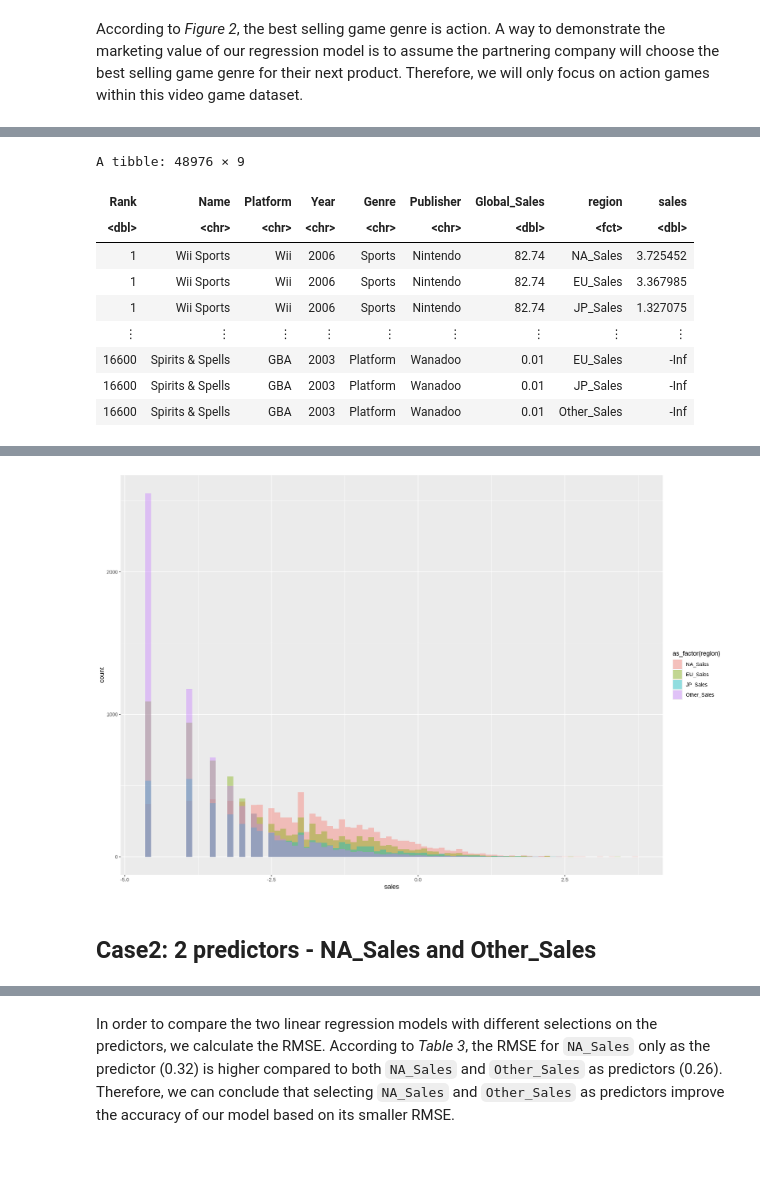
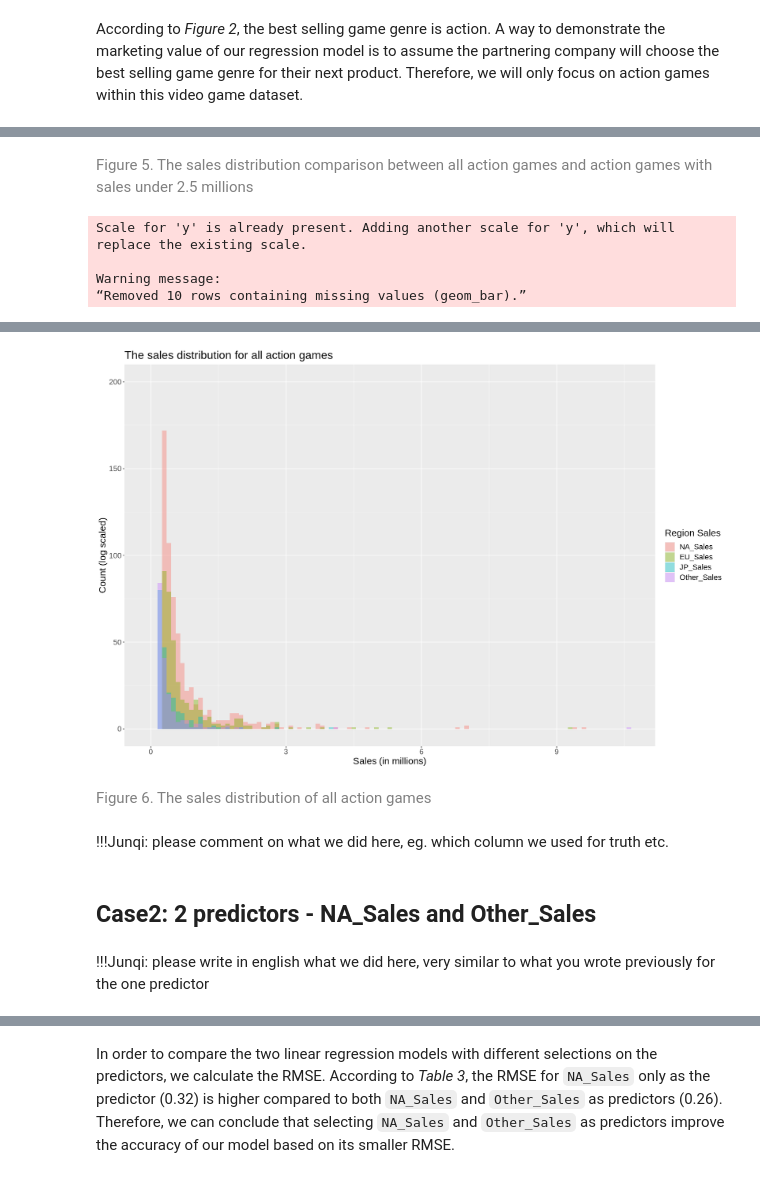
Before and after one commit to kristennli/DSCI100_project, a Jupyter notebook: KL_LR.ipynb, the cells around one changed output, grey strips where cells are left out. Cells and saved outputs as stored; diff of their text form; code cells hidden in the pictures.

Commit message:
updated lm proposal after OH
Junqi: please write in cells start with "!!!Junqi"

```diff
--- a/KL_LR.ipynb
+++ b/KL_LR.ipynb
@@ -143,8 +135,8 @@ We use the initial_split function to create the training and testing sets by spe
 # %%
 set.seed(9999)
 vg_split <- initial_split(vga, prop = 0.75, strata = EU_Sales)
-vg_train <- training(vg_split_all)
-vg_test <- testing(vg_split_all)
+vg_train <- training(vg_split)
+vg_test <- testing(vg_split)
 # %% [markdown]
 ## 2. Exploratory Data Analysis
 # %% [markdown]
@@ -345,31 +401,31 @@ vg_pop_dist_plot <- filtered_vg_train%>%
+# %% [markdown]
+<span style="color:gray">Figure 5. The sales distribution comparison between all action games and action games with sales under 2.5 millions</span>
 # %%
 #visualization on sales distribution, color separation with different regions, put "sales" in log
-
-vg_train_longer <- vg_train %>%
+#!!!set the log to the count (y-axis) instead of x log scale
+vg_train_longer_log <- vg_train %>%
     pivot_longer(cols = NA_Sales:Other_Sales,
                   names_to = "region",
                   values_to = "sales") %>%
-    mutate(region = as_factor(region), sales = log(sales))
+    mutate(region = as_factor(region))
 
-vg_train_longer
-
+#non-finite values are caused by log scale of values being 0, or very close to 0
 options(repr.plot.width = 15, repr.plot.height = 10)
-vg_pop_dist_plot <- vg_train_longer%>%
+vg_pop_dist_plot_log <- vg_train_longer_log%>%
     ggplot(aes(x = sales, fill = as_factor(region)))+
     geom_histogram(position = "identity", binwidth=0.1, alpha = 0.4)+
-    scale_color_brewer(palette = "Set1")
+    scale_color_brewer(palette = "Set1")+
+    scale_y_continuous(trans = "log")+
+    ylim(0,200)+
+    labs(x = "Sales (in millions)",y= "Count (log scaled)",fill = "Region Sales")+
+    ggtitle("The sales distribution for all action games")+
+    theme(text = element_text(size = 16))
 
-vg_pop_dist_plot
 
-#sales data is right skewed, not sure how it will affect the linear regression
+vg_pop_dist_plot_log
 # %% [output]
-A tibble: 48976 × 9
+Scale for 'y' is already present. Adding another scale for 'y', which will
+replace the existing scale.
+
+Warning message:
+“Removed 10 rows containing missing values (geom_bar).”
-| Rank | Name | Platform | Year | Genre | Publisher | Global_Sales | region | sales |
-| <dbl> | <chr> | <chr> | <chr> | <chr> | <chr> | <dbl> | <fct> | <dbl> |
-| 1 | Wii Sports | Wii | 2006 | Sports | Nintendo | 82.74 | NA_Sales | 3.725452 |
-| 1 | Wii Sports | Wii | 2006 | Sports | Nintendo | 82.74 | EU_Sales | 3.367985 |
-| 1 | Wii Sports | Wii | 2006 | Sports | Nintendo | 82.74 | JP_Sales | 1.327075 |
-| ⋮ | ⋮ | ⋮ | ⋮ | ⋮ | ⋮ | ⋮ | ⋮ | ⋮ |
-| 16600 | Spirits & Spells | GBA | 2003 | Platform | Wanadoo | 0.01 | EU_Sales | -Inf |
-| 16600 | Spirits & Spells | GBA | 2003 | Platform | Wanadoo | 0.01 | JP_Sales | -Inf |
-| 16600 | Spirits & Spells | GBA | 2003 | Platform | Wanadoo | 0.01 | Other_Sales | -Inf |
@@ -378,12 +432,18 @@ Warning message:
-[figure, old version]
+[figure, new version]
+# %% [markdown]
+<span style="color:gray">Figure 6. The sales distribution of all action games</span>
 # %%
 #predict on the test data set to assess how well our model does
 lm_test_results_onepredictor <- lm_fit %>%
   predict(vg_test) %>%
   bind_cols(vg_test) %>%
   metrics(truth = EU_Sales, estimate = .pred)
+# %% [markdown]
+!!!Junqi: please comment on what we did here, eg. which column we used for truth etc.
 # %% [markdown]
 ## Case2: 2 predictors - NA_Sales and Other_Sales
+# %% [markdown]
+!!!Junqi: please write in english what we did here, very similar to what you wrote previously for the one predictor
 # %%
 #CASE2->two predictors: NA_Sales and Other_Sales
 lm_recipe_2 <- recipe(EU_Sales ~ NA_Sales + Other_Sales, data = vg_train)
```
Also changed, not shown: parts of 20 cells of this notebook.
